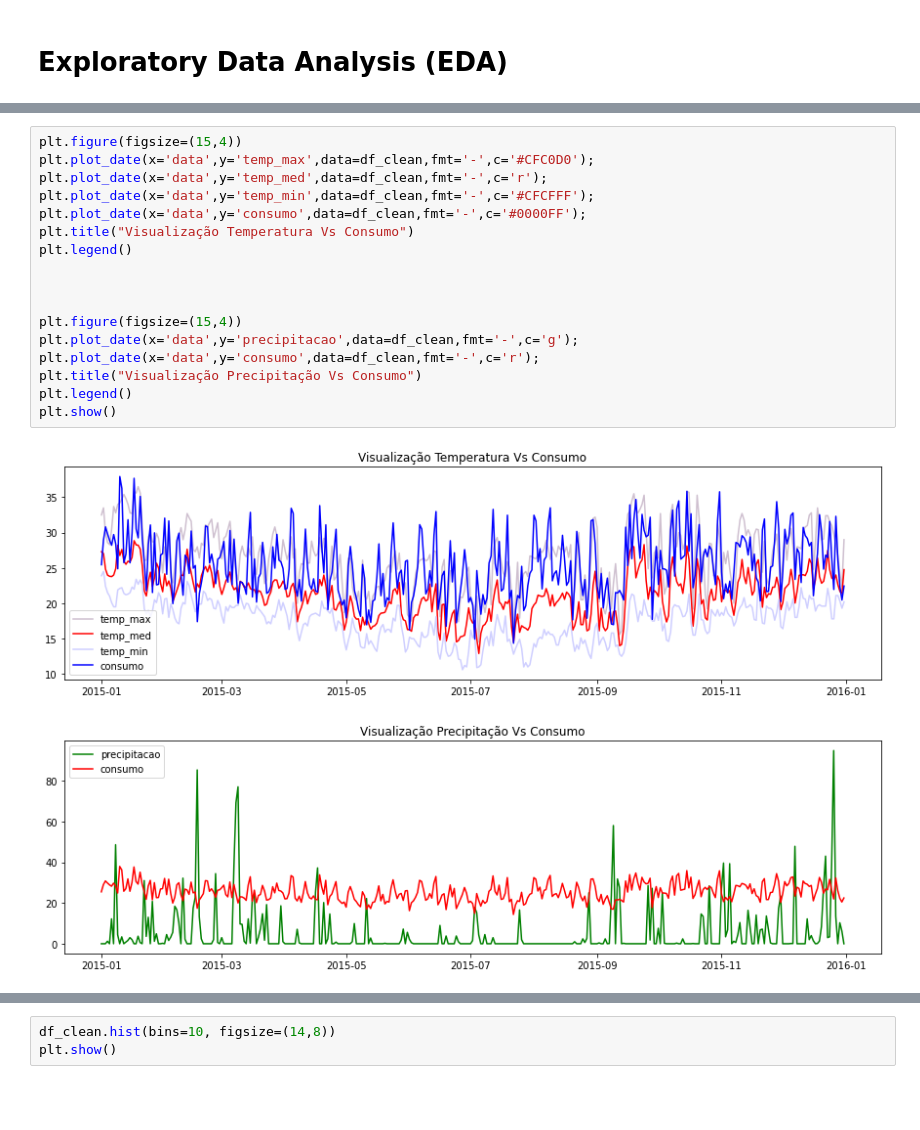
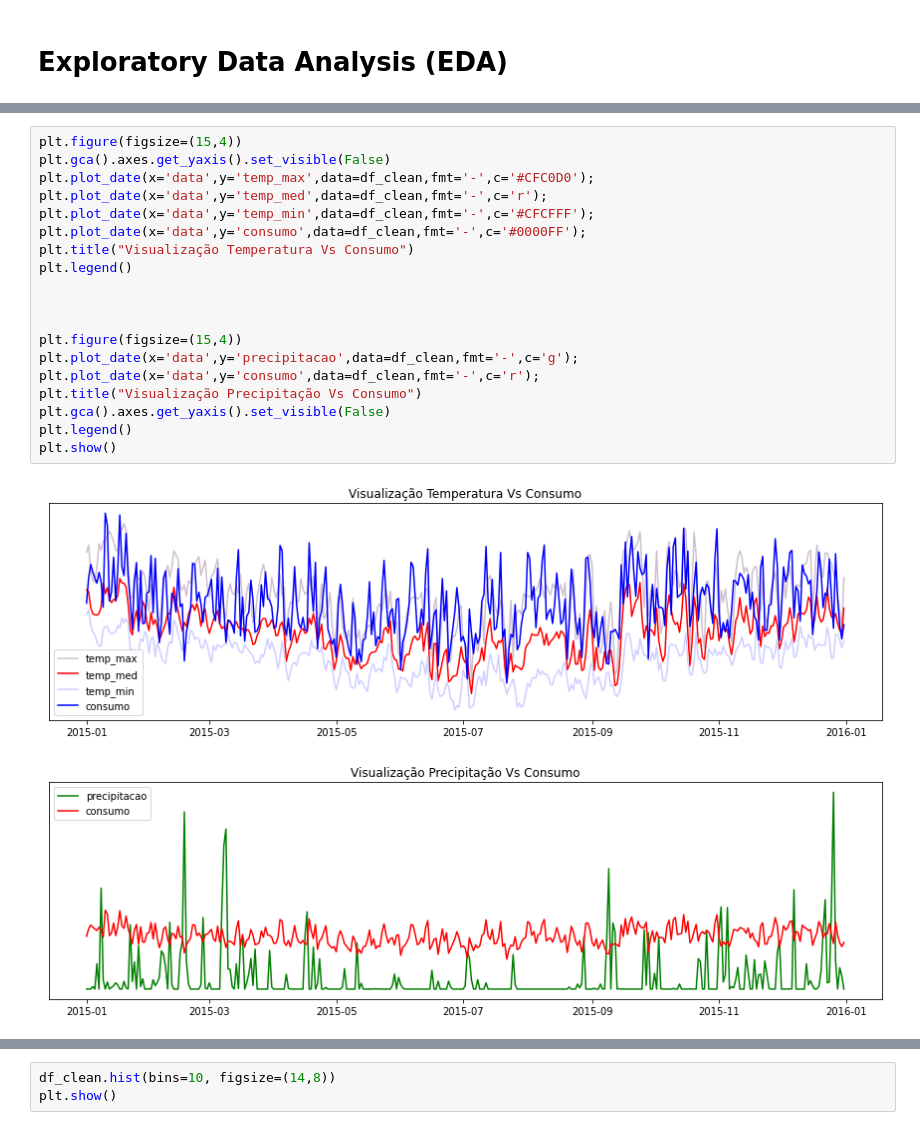
Before and after one commit to thiagolopes97/Portifolio_Projetos, a Jupyter notebook: Reg_Cerveja_SP.ipynb, the cells around one changed output, grey strips where cells are left out. Saved outputs shown, nothing was run; the diff lists cells and outputs as text; blank space fills up the shorter version.

```diff
--- a/Reg_Cerveja_SP.ipynb
+++ b/Reg_Cerveja_SP.ipynb
@@ -330,23 +312,25 @@ Mas em certos períodos ocorrem uma variação brusca, mas qual a causa ou causa
 # %%
 plt.figure(figsize=(15,4))
+plt.gca().axes.get_yaxis().set_visible(False)
 plt.plot_date(x='data',y='temp_max',data=df_clean,fmt='-',c='#CFC0D0');
 plt.plot_date(x='data',y='temp_med',data=df_clean,fmt='-',c='r');
 plt.plot_date(x='data',y='temp_min',data=df_clean,fmt='-',c='#CFCFFF');
 plt.plot_date(x='data',y='consumo',data=df_clean,fmt='-',c='#0000FF');
 plt.title("Visualização Temperatura Vs Consumo")
 plt.legend()
 
 
 
 plt.figure(figsize=(15,4))
 plt.plot_date(x='data',y='precipitacao',data=df_clean,fmt='-',c='g');
 plt.plot_date(x='data',y='consumo',data=df_clean,fmt='-',c='r');
 plt.title("Visualização Precipitação Vs Consumo")
+plt.gca().axes.get_yaxis().set_visible(False)
 plt.legend()
 plt.show()
 # %% [output]
-[figure, old version]
+[figure, new version]
-[figure, old version]
+[figure, new version]
 # %% [markdown]
 A priori, sem realizar o cálculo de correlação entre o consumo e as variáveis é possível perceber duas coisas:
 
```
Also changed, not shown: parts of 25 cells of this notebook.
